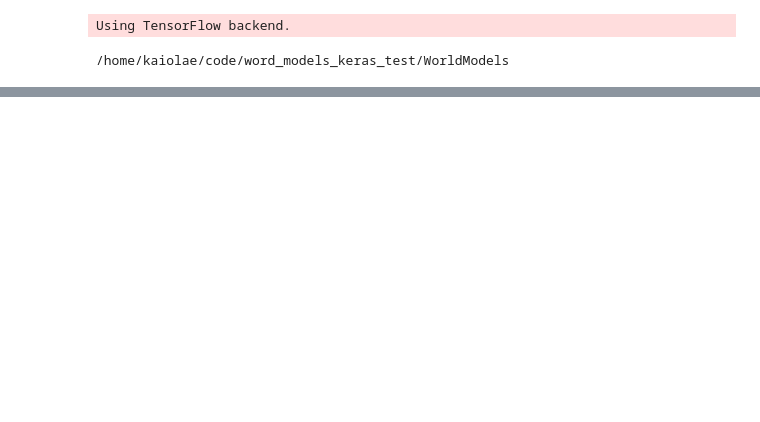
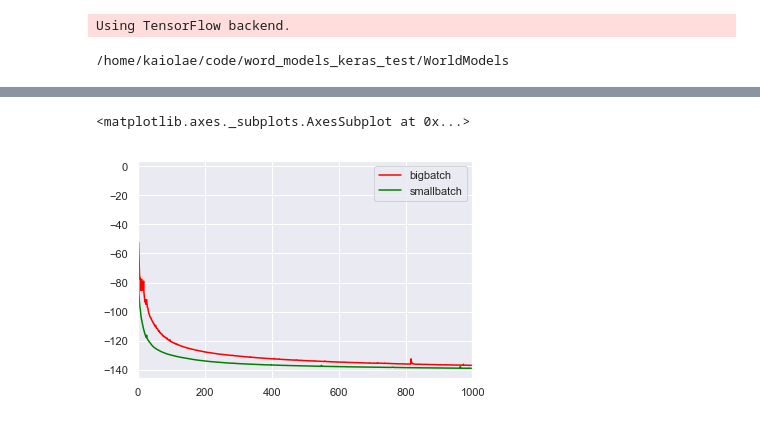
Before and after one commit to kaiolae/WorldModels, a Jupyter notebook: notebooks/Analyze training performance.ipynb, the cells around one changed output, grey strips where cells are left out. Cells and saved outputs as stored; diff of their text form; code cells hidden in the pictures; blank space fills up the shorter version.

```diff
--- a/notebooks/Analyze training performance.ipynb
+++ b/notebooks/Analyze training performance.ipynb
@@ -56,0 +39,25 @@ histories:  {5: ['../nov29_135_mixtures_early_stop_skip3/trained_sequential_rnn_
+# %%
+import fnmatch
+def get_histories(upper_folder, lower_folder_name=None):
+    all_models = [] #Dict of all models, with num mixtures as key
+    for folder in os.listdir(upper_folder):
+        if fnmatch.fnmatch(folder, lower_folder_name):
+            history_file = upper_folder+folder+"/training_history.h5"
+            if os.path.isfile(history_file):
+                #Fails if the run ended early due to NaNs
+                all_models.append(history_file)
+            else:
+                print("Folder without history file: ", upper_folder+folder)
+    return all_models
+
+
+#Defining which folders to load.
+folder_names_and_paths = {"bigbatch": "../dec14_bigbatch_1000epochs/",
+                         "smallbatch": "../dec6_2000_episodes_gpu_both/"}
+
+training_histories = {}
+for key, val in folder_names_and_paths.items():
+    histories = get_histories(val, "trained_sequential_rnn_5*")
+    training_histories[key] = histories
+
+print(training_histories)
@@ -60,11 +70,11 @@ histories:  {5: ['../nov29_135_mixtures_early_stop_skip3/trained_sequential_rnn_
 import pickle
 loss_summary = []
 max_length = 0
-for num_mixtures, history_files in training_histories.items():
+for treatment_name, history_files in training_histories.items():
     for history_file in history_files:
         with open(history_file, 'rb') as file:
             content=pickle.load(file)
-            content['num_mixtures'] = num_mixtures
+            content['treatment'] = treatment_name
             loss_summary.append(content)
             if len(content['loss']) > max_length:
                 max_length = len(content['loss'])
@@ -73,7 +83,6 @@ import pandas as pd
 l_frame = pd.DataFrame(loss_summary)
 print("Any NaNs?")
 print(l_frame.isnull().values.any())
-print([l['loss'] for l in loss_summary if l['num_mixtures'] == 5])
 # %% [output]
 Any NaNs?
 False
@@ -102,3 +110,12 @@ loss_summary = extended_loss_summary
+# %%
+import matplotlib.pyplot as plt
+import seaborn as sns
+sns.set(style="darkgrid")
+sns.tsplot([l['loss'] for l in loss_summary if l['treatment'] == "bigbatch"], color="red", condition="bigbatch")
+sns.tsplot([l['loss'] for l in loss_summary if l['treatment'] == "smallbatch"], color="green", condition="smallbatch")
+# %% [output]
+<matplotlib.axes._subplots.AxesSubplot at 0x...>
+[figure, added]
 # %%
 import matplotlib.pyplot as plt
 import seaborn as sns
```
Also changed, not shown: parts of 7 cells of this notebook, 6 other files.
